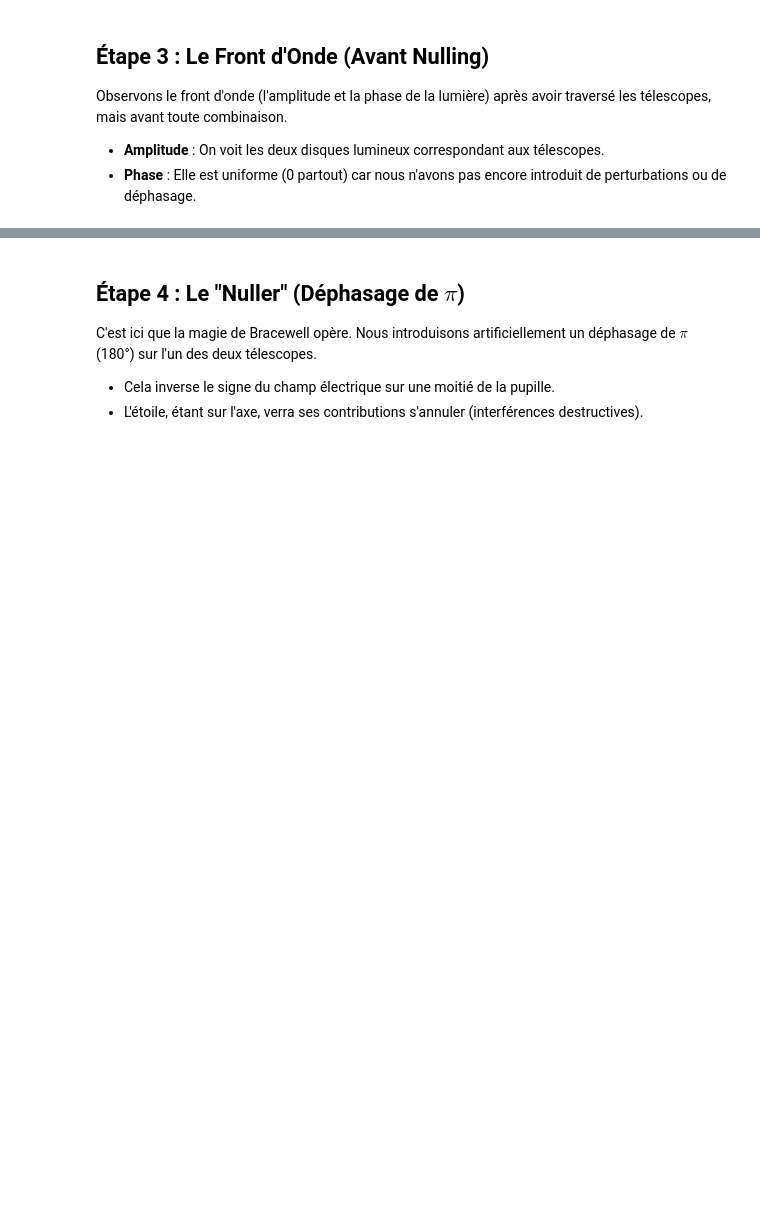
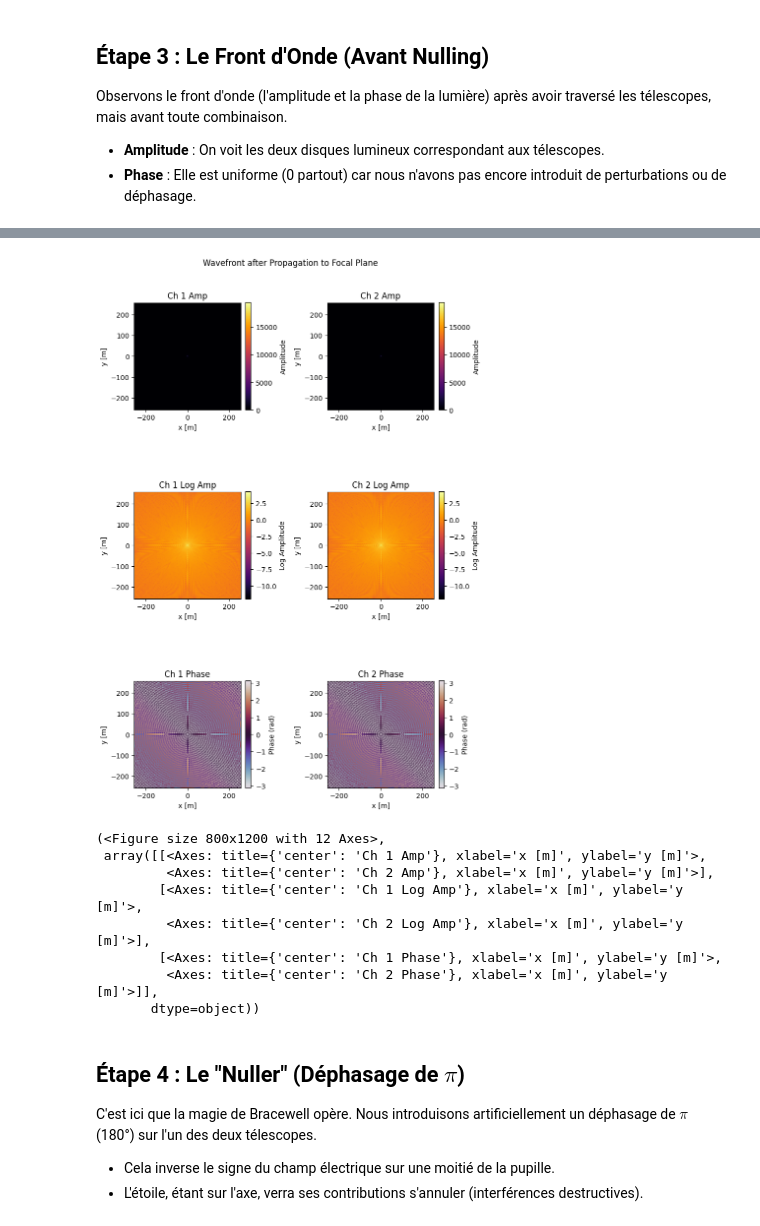
Before and after one commit to VForiel/HELIOS, a Jupyter notebook: tests.ipynb, the cells around one changed output, grey strips where cells are left out. Cells and saved outputs as stored; diff of their text form; code cells hidden in the pictures; blank space fills up the shorter version.

```diff
--- a/tests.ipynb
+++ b/tests.ipynb
@@ -98,3 +100,17 @@ plt.show()
+# %%
+wf = wf_pupil.propagate()
+wf.plot(title="Wavefront after Propagation to Focal Plane")
+plt.show()
+# %% [output]
+[figure, added]
+(<Figure size 800x1200 with 12 Axes>,
+ array([[<Axes: title={'center': 'Ch 1 Amp'}, xlabel='x [m]', ylabel='y [m]'>,
+         <Axes: title={'center': 'Ch 2 Amp'}, xlabel='x [m]', ylabel='y [m]'>],
+        [<Axes: title={'center': 'Ch 1 Log Amp'}, xlabel='x [m]', ylabel='y [m]'>,
+         <Axes: title={'center': 'Ch 2 Log Amp'}, xlabel='x [m]', ylabel='y [m]'>],
+        [<Axes: title={'center': 'Ch 1 Phase'}, xlabel='x [m]', ylabel='y [m]'>,
+         <Axes: title={'center': 'Ch 2 Phase'}, xlabel='x [m]', ylabel='y [m]'>]],
+       dtype=object))
 # %% [markdown]
 ## Étape 4 : Le "Nuller" (Déphasage de $\pi$)
 
```
Also changed, not shown: parts of 7 cells of this notebook, 20 other files.
